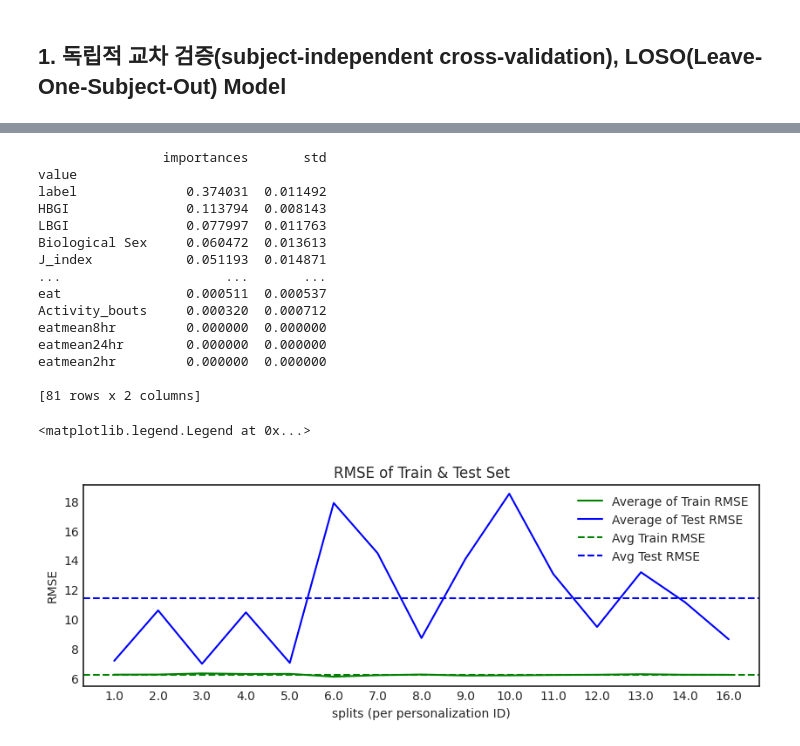
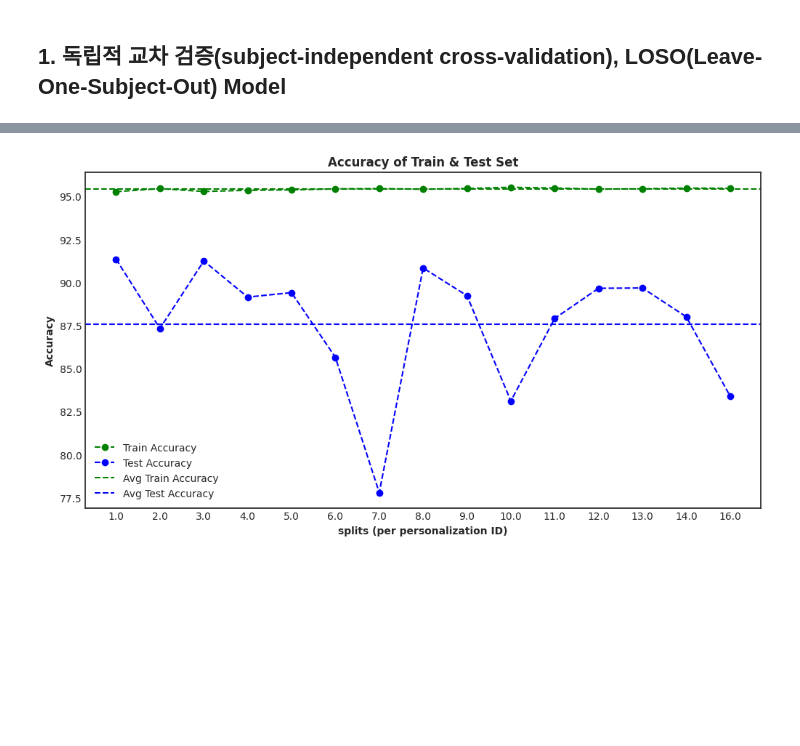
Before and after one commit to gjlee0802/engineering-digital-biomarkers, a Jupyter notebook: xgboost_regressor.ipynb, the cells around one changed output, grey strips where cells are left out. Saved outputs shown, nothing was run; the diff lists cells and outputs as text; code cells hidden in the pictures; blank space fills up the shorter version.

```diff
--- a/xgboost_regressor.ipynb
+++ b/xgboost_regressor.ipynb
@@ -25,7 +25,7 @@ dg_df.head(16)
 | 14 | 15 | FEMALE | 5.5 |
 | 15 | 16 | MALE | 5.5 |
 # %%
-df = pd.read_csv(r'./features.csv', sep='\t', encoding='utf-8')
+df = pd.read_csv(r'./normalized_features.csv', sep='\t', encoding='utf-8')
 # %%
 df = df.dropna().drop(columns=['Unnamed: 0']).reset_index(drop=True)
 # %%
@@ -227,0 +556,2 @@ Std MAPE:2.6747697167247955
+# %%
+eval_df, errors, RMSE, RMSEstd, MAPE, MAPEstd, importances = partialPersonalizationXGB(data=df, idcolumn='ID', outcomevar='glucose', dropcols=['label', 'datetime'], numestimators=100)
@@ -460,2 +683,0 @@ def partialPersonalizationXGB(data, idcolumn, outcomevar, dropcols=[], numestima
-# %%
-eval_df, errors, RMSE, RMSEstd, MAPE, MAPEstd, importances = partialPersonalizationXGB(data=df, idcolumn='ID', outcomevar='glucose', dropcols=['datetime'], numestimators=100)
@@ -511,39 +684,25 @@ imp_err = importances.groupby('value').std(numeric_only=True).rename(columns={'i
-# %%
-filteredimp = importances.groupby('value').mean(numeric_only=True).sort_values(by='importances', ascending=False)
-filteredimp = pd.merge(filteredimp, imp_err, on='value')
-print(filteredimp)
-# %% [output]
-                importances       std
-value
-label              0.374031  0.011492
-HBGI               0.113794  0.008143
-LBGI               0.077997  0.011763
-Biological Sex     0.060472  0.013613
-J_index            0.051193  0.014871
-...                     ...       ...
-eat                0.000511  0.000537
-Activity_bouts     0.000320  0.000712
-eatmean8hr         0.000000  0.000000
-eatmean24hr        0.000000  0.000000
-eatmean2hr         0.000000  0.000000
-
-[81 rows x 2 columns]
 # %%
 # 그래프 그리기
-plt.figure(figsize=(10, 3))
-plt.plot(eval_df['id'], eval_df['train_rmse'], 'g', label='Average of Train RMSE')
-plt.plot(eval_df['id'], eval_df['test_rmse'], 'b', label='Average of Test RMSE')
+plt.figure(figsize=(12, 6))
+plt.plot(eval_df['id'], eval_df['train_acc'], 'go--', label='Train Accuracy')
+plt.plot(eval_df['id'], eval_df['test_acc'], 'bo--', label='Test Accuracy')
 
-# 가로 점선 추가
-plt.axhline(y=avg_train_rmse, color='g', linestyle='--', label='Avg Train RMSE')
-plt.axhline(y=avg_test_rmse, color='b', linestyle='--', label='Avg Test RMSE')
+# 가로 점선 추가 (평균값 표시)
+plt.axhline(y=avg_train_mape, color='g', linestyle='--', label='Avg Train Accuracy')
+plt.axhline(y=avg_test_mape, color='b', linestyle='--', label='Avg Test Accuracy')
 
-plt.title('RMSE of Train & Test Set')
-plt.xlabel('splits (per personalization ID)')
-plt.ylabel('RMSE')
+# 레이블 및 제목 설정
+plt.xlabel('splits (per personalization ID)', fontweight='bold')
+plt.ylabel('Accuracy', fontweight='bold')
+plt.title('Accuracy of Train & Test Set', fontweight='bold')
+plt.xticks(eval_df['id'])
+
+# 범례 추가
 plt.legend()
+
+# 그래프 표시
+plt.show()
 # %% [output]
-<matplotlib.legend.Legend at 0x...>
-[figure, old version]
+[figure, new version]
 # %%
 # 그래프 그리기
```
Also changed, not shown: parts of 30 cells of this notebook.
